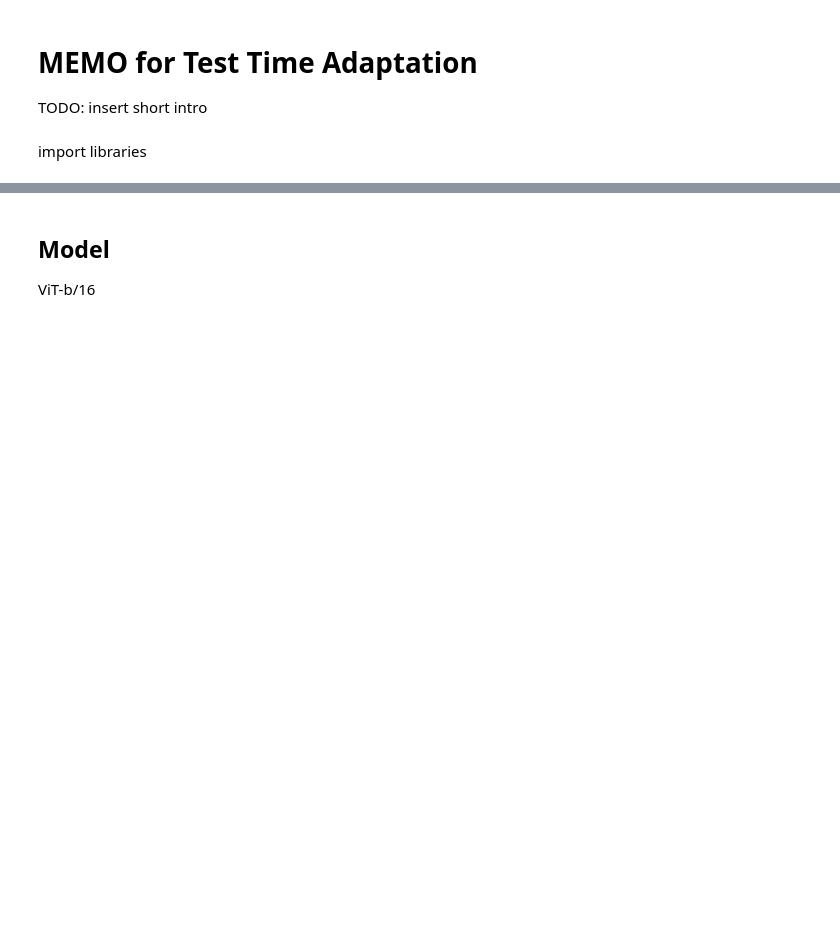
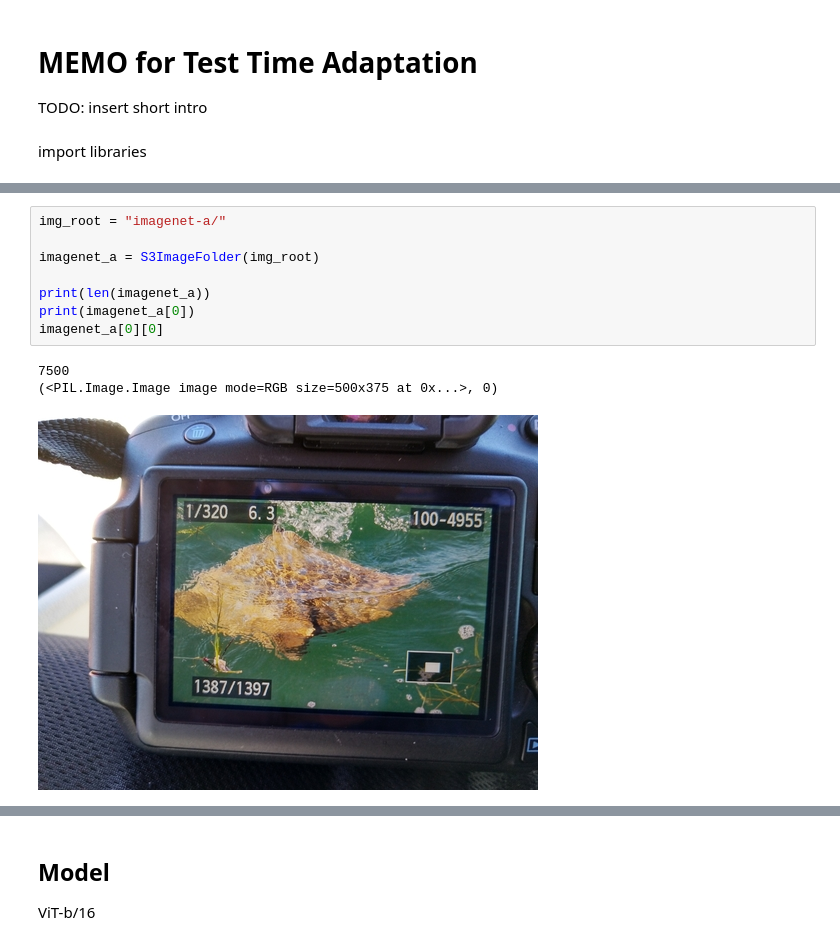
Before and after one commit to Dr3dre/Memo_DL2024, a Jupyter notebook: project.ipynb, the cells around one changed output, grey strips where cells are left out. Saved outputs shown, nothing was run; the diff lists cells and outputs as text; blank space fills up the shorter version.

```diff
--- a/project.ipynb
+++ b/project.ipynb
@@ -85,3 +82,15 @@ class S3ImageFolder(Dataset):
             raise RuntimeError(f"Error loading image at index {idx}: {str(e)}")
 
         return img, self.class_to_idx[label]
+# %%
+img_root = "imagenet-a/"
+
+imagenet_a = S3ImageFolder(img_root)
+
+print(len(imagenet_a))
+print(imagenet_a[0])
+imagenet_a[0][0]
+# %% [output]
+7500
+(<PIL.Image.Image image mode=RGB size=500x375 at 0x...>, 0)
+[figure, added]
```
Also changed, not shown: parts of 28 cells of this notebook.
